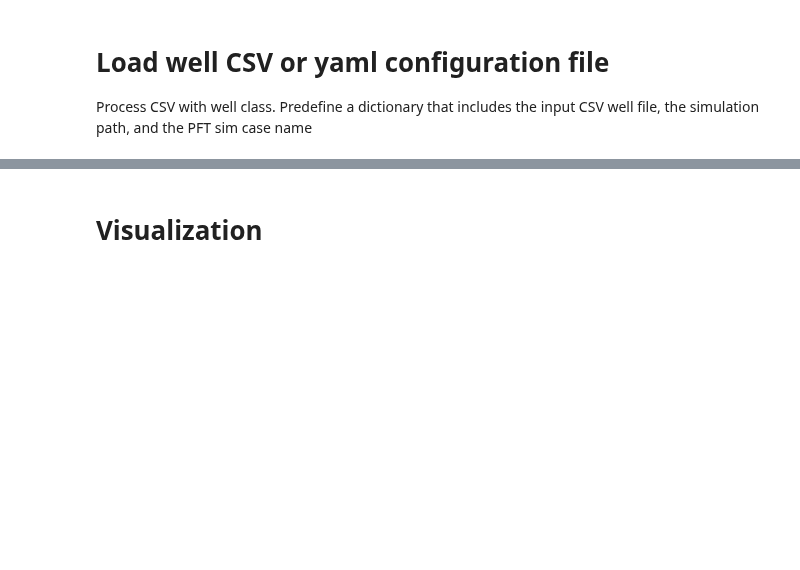
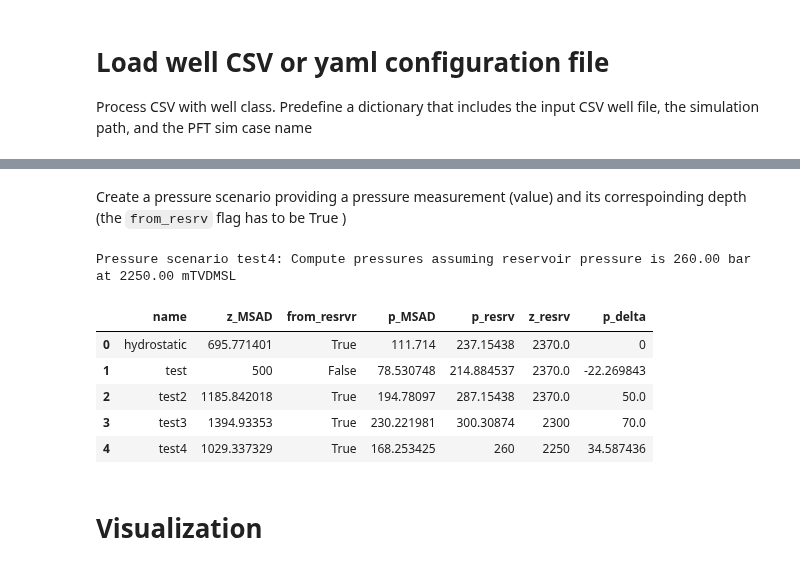
Before and after one commit to equinor/WINC_OnePager, a Jupyter notebook: notebooks/Pressure-WellClass.ipynb, the cells around one changed output, grey strips where cells are left out. Cells and saved outputs as stored; diff of their text form; code cells hidden in the pictures; blank space fills up the shorter version.

```diff
--- a/notebooks/Pressure-WellClass.ipynb
+++ b/notebooks/Pressure-WellClass.ipynb
@@ -154,3 +233,16 @@ pd.DataFrame(my_pressure.pressure_scenarios).T
+# %% [markdown]
+Create a pressure scenario providing a pressure measurement (value) and its correspoinding depth (the `from_resrv` flag has to be True )
+# %%
+my_pressure.create_pressure_scenario(name='test4', from_resrvr=True, z_resrv=2250, p_resrv=260)
+pd.DataFrame(my_pressure.pressure_scenarios).T
+# %% [output]
+Pressure scenario test4: Compute pressures assuming reservoir pressure is 260.00 bar at 2250.00 mTVDMSL
+|  | name | z_MSAD | from_resrvr | p_MSAD | p_resrv | z_resrv | p_delta |
+| 0 | hydrostatic | 695.771401 | True | 111.714 | 237.15438 | 2370.0 | 0 |
+| 1 | test | 500 | False | 78.530748 | 214.884537 | 2370.0 | -22.269843 |
+| 2 | test2 | 1185.842018 | True | 194.78097 | 287.15438 | 2370.0 | 50.0 |
+| 3 | test3 | 1394.93353 | True | 230.221981 | 300.30874 | 2300 | 70.0 |
+| 4 | test4 | 1029.337329 | True | 168.253425 | 260 | 2250 | 34.587436 |
 # %% [markdown]
 # Visualization
 # %%
```
Also changed, not shown: parts of 16 cells of this notebook.
